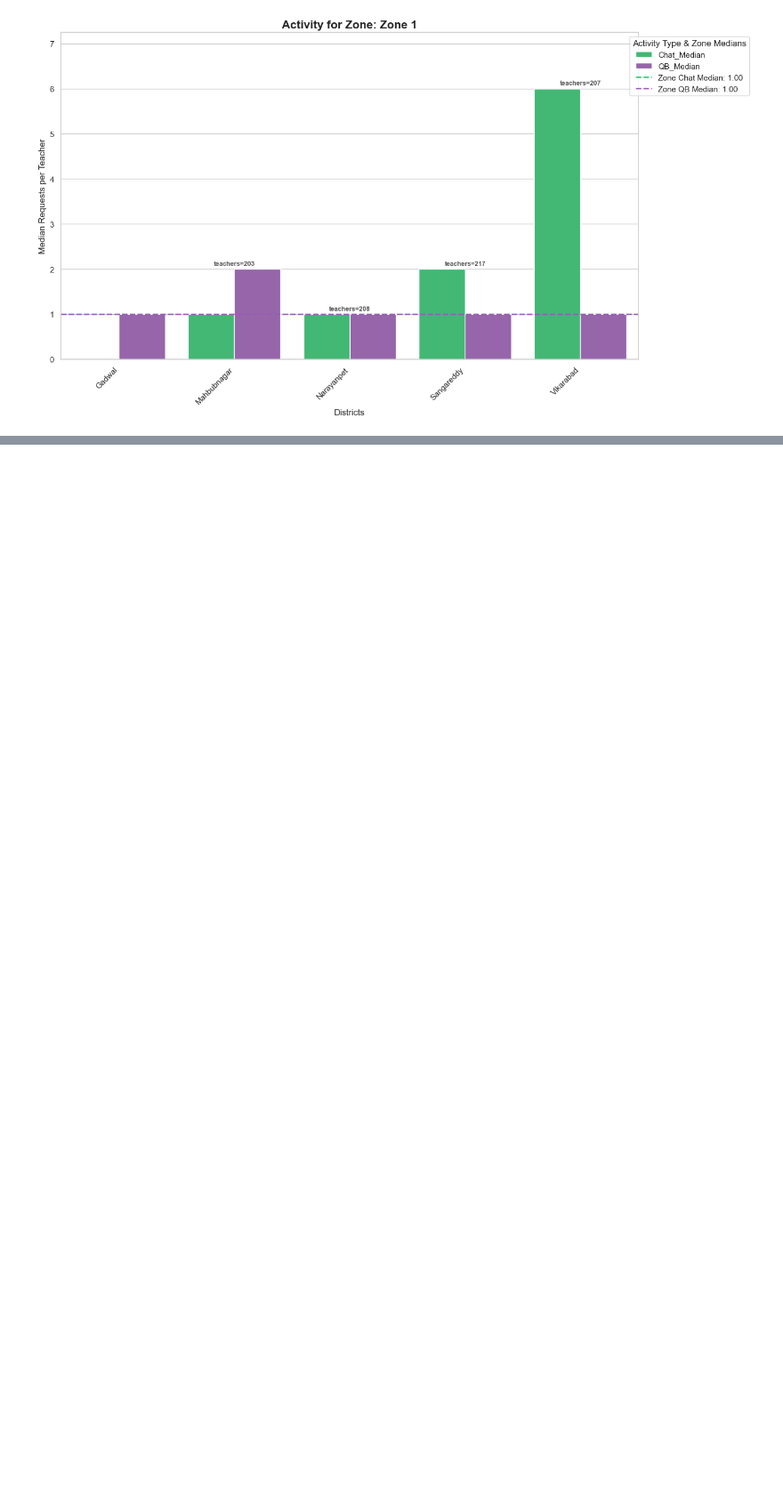
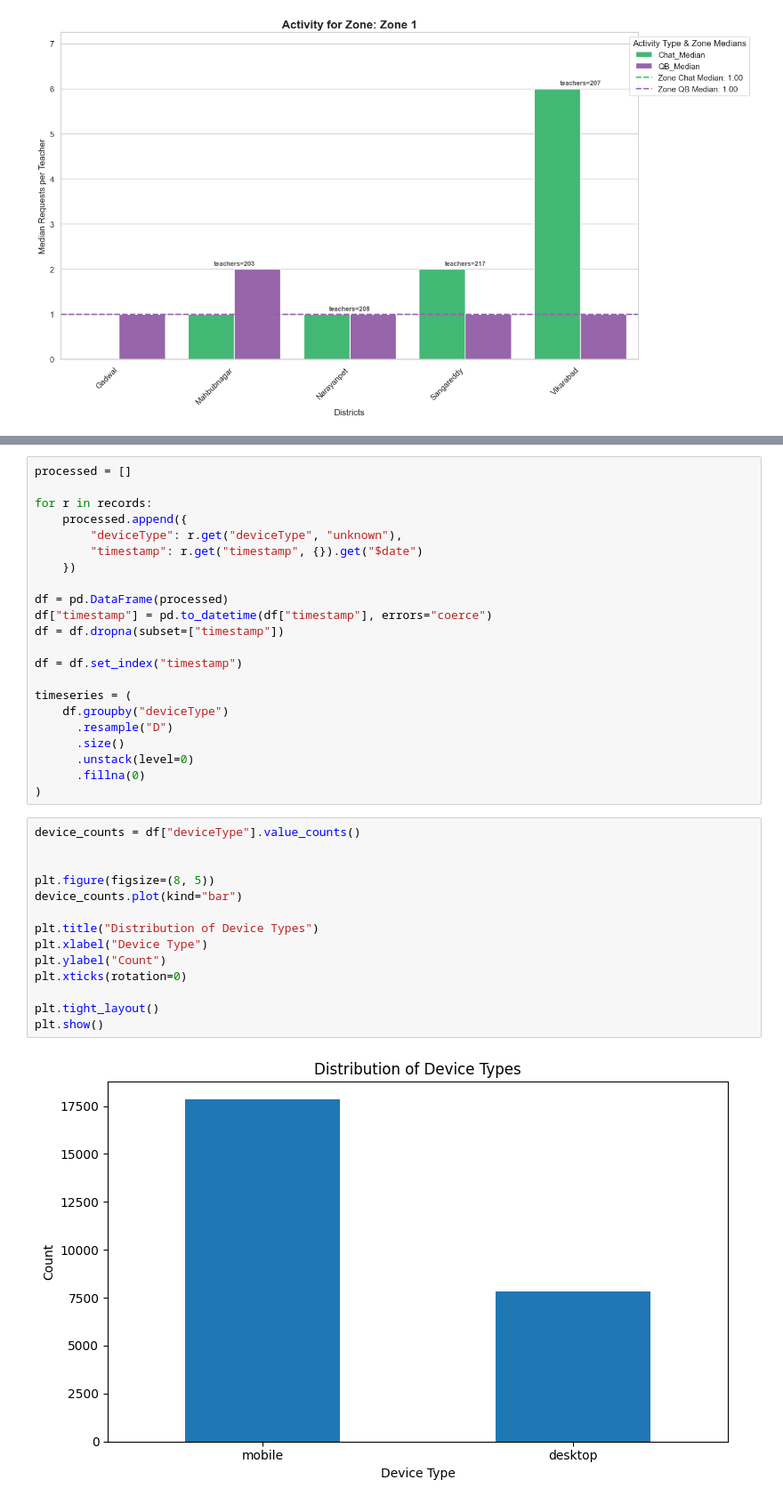
Before and after one commit to adi-srao/Shiksha_Copilot_Analysis, a Jupyter notebook: school_info.ipynb, the cells around one changed output, grey strips where cells are left out. Shown at 89% size. Drawn from its saved outputs; the diff is of its cells as text; blank space fills up the shorter version.

```diff
--- a/school_info.ipynb
+++ b/school_info.ipynb
@@ -258,0 +269,38 @@ question quality, per district info
+# %%
+processed = []
+
+for r in records:
+    processed.append({
+        "deviceType": r.get("deviceType", "unknown"),
+        "timestamp": r.get("timestamp", {}).get("$date")
+    })
+
+df = pd.DataFrame(processed)
+df["timestamp"] = pd.to_datetime(df["timestamp"], errors="coerce")
+df = df.dropna(subset=["timestamp"])
+
+df = df.set_index("timestamp")
+
+timeseries = (
+    df.groupby("deviceType")
+      .resample("D")
+      .size()
+      .unstack(level=0)
+      .fillna(0)
+)
+# %%
+device_counts = df["deviceType"].value_counts()
+
+
+plt.figure(figsize=(8, 5))
+device_counts.plot(kind="bar")
+
+plt.title("Distribution of Device Types")
+plt.xlabel("Device Type")
+plt.ylabel("Count")
+plt.xticks(rotation=0)
+
+plt.tight_layout()
+plt.show()
+# %% [output]
+[figure, added]
```
Also changed, not shown: parts of 5 cells of this notebook, 6 other files.
